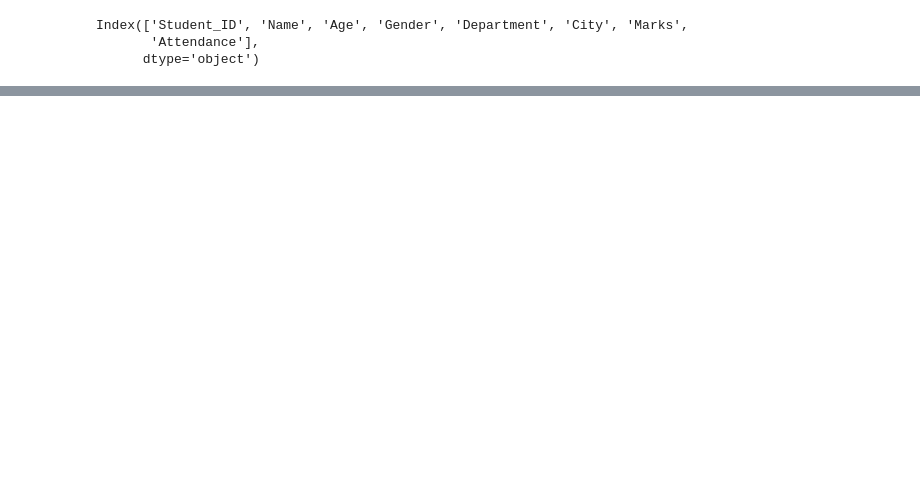
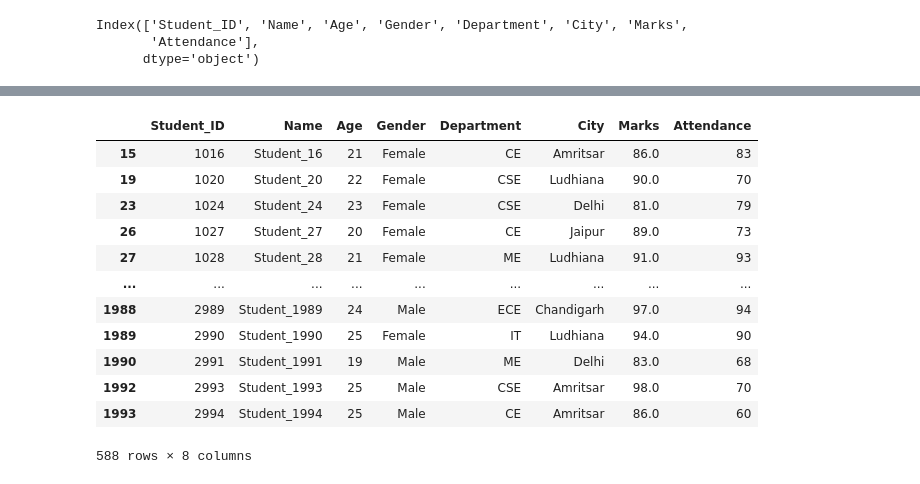
Before and after one commit to karma-sangey/temp00, a Jupyter notebook: pandass.ipynb, the cells around one changed output, grey strips where cells are left out. Cells and saved outputs as stored; diff of their text form; code cells hidden in the pictures; blank space fills up the shorter version.

```diff
--- a/pandass.ipynb
+++ b/pandass.ipynb
@@ -71,4 +71,20 @@ df.rename(columns={"Name":"Student_Name"})
 2000 rows × 8 columns
+# %%
+df[df["Marks"]>80]
+# %% [output]
+|  | Student_ID | Name | Age | Gender | Department | City | Marks | Attendance |
+| 15 | 1016 | Student_16 | 21 | Female | CE | Amritsar | 86.0 | 83 |
+| 19 | 1020 | Student_20 | 22 | Female | CSE | Ludhiana | 90.0 | 70 |
+| 23 | 1024 | Student_24 | 23 | Female | CSE | Delhi | 81.0 | 79 |
+| 26 | 1027 | Student_27 | 20 | Female | CE | Jaipur | 89.0 | 73 |
+| 27 | 1028 | Student_28 | 21 | Female | ME | Ludhiana | 91.0 | 93 |
+| ... | ... | ... | ... | ... | ... | ... | ... | ... |
+| 1988 | 2989 | Student_1989 | 24 | Male | ECE | Chandigarh | 97.0 | 94 |
+| 1989 | 2990 | Student_1990 | 25 | Female | IT | Ludhiana | 94.0 | 90 |
+| 1990 | 2991 | Student_1991 | 19 | Male | ME | Delhi | 83.0 | 68 |
+| 1992 | 2993 | Student_1993 | 25 | Male | CSE | Amritsar | 98.0 | 70 |
+| 1993 | 2994 | Student_1994 | 25 | Male | CE | Amritsar | 86.0 | 60 |
+588 rows × 8 columns
 # %%
 
 df.drop("Age", axis=1)
```
Also changed, not shown: parts of 14 cells of this notebook.
